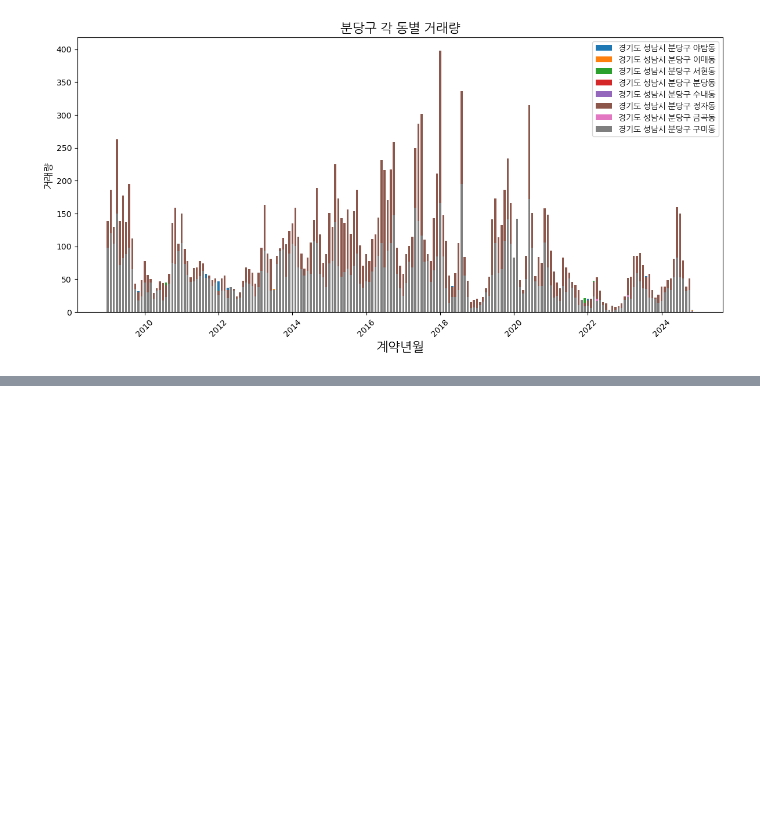
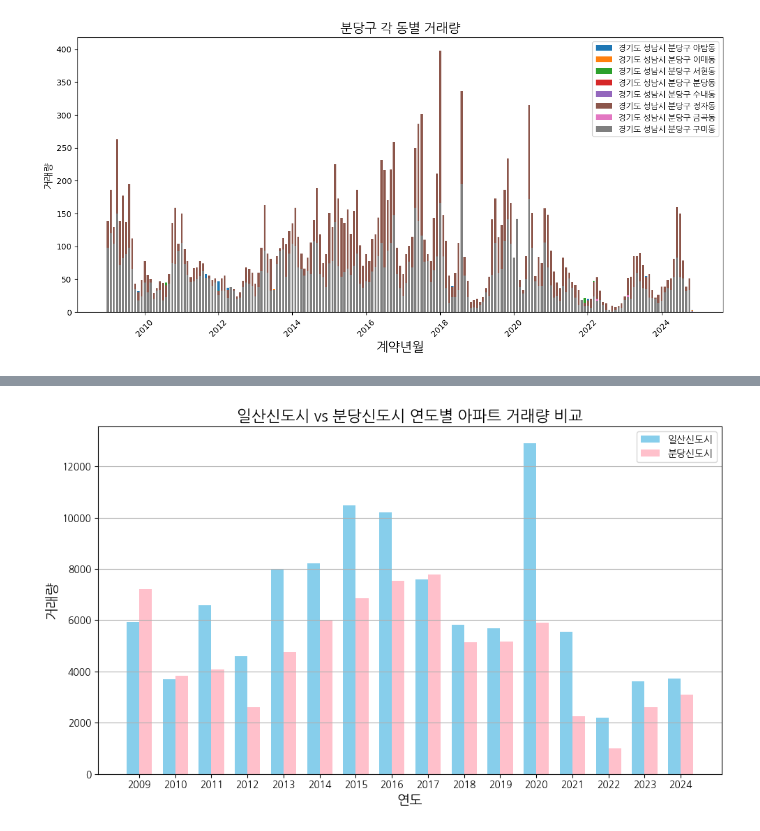
Before and after one commit to SnapishAgent/Ilsan-Investment-Insight, a Jupyter notebook: 아파트 실거래가/아파트 거래건수 (월별)/apt_price_trading.ipynb, the cells around one changed output, grey strips where cells are left out. Cells and saved outputs as stored; diff of their text form; code cells hidden in the pictures; blank space fills up the shorter version.

```diff
--- a/아파트 실거래가/아파트 거래건수 (월별)/apt_price_trading.ipynb
+++ b/아파트 실거래가/아파트 거래건수 (월별)/apt_price_trading.ipynb
@@ -129,0 +425,74 @@ plt.show()
+# %%
+import pandas as pd
+import matplotlib.pyplot as plt
+from matplotlib.font_manager import FontProperties
+
+# 폰트 설정 (NanumGothic 사용)
+font_path = '/Users/ihyeonglae/NewTownInsight/아파트 실거래가/NanumGothic.ttf'
+fontprop = FontProperties(fname=font_path)
+
+# CSV 파일 불러오기
+df = pd.read_csv('/Users/ihyeonglae/NewTownInsight/아파트 실거래가/apt_price.csv',
+                 encoding='UTF-8', header=0)
+df = df.drop(columns=['Unnamed: 0'])
+
+# 필요한 컬럼만 선택
+df = df[['시군구', '계약년월', '거래금액(만원)']]
+
+# '계약년월'을 날짜 형식으로 변환
+df['계약년월'] = pd.to_datetime(df['계약년월'], format='%Y%m')
+
+# 거래량 계산 함수 정의
+def filter_and_group_data(df, target_list):
+    # 필터링
+    filtered_df = df[df['시군구'].isin(target_list)]
+    filtered_df = filtered_df[filtered_df['계약년월'] >= '2009-01-01']
+
+    # **거래 건수(거래량) 추가**
+    filtered_df['거래량'] = 1  # 각 행을 1건으로 설정
+
+    # 연도별로 그룹화하여 거래량 계산
+    filtered_df['연도'] = filtered_df['계약년월'].dt.year
+    return filtered_df.groupby('연도')['거래량'].sum().reset_index()
+
+# 필터링할 지역 리스트 (일산 및 분당)
+ilsan_list = [
+    '경기도 고양시 일산동구 식사동', '경기도 고양시 일산동구 중산동', '경기도 고양시 일산동구 정발산동',
+    '경기도 고양시 일산동구 백석동', '경기도 고양시 일산동구 마두동', '경기도 고양시 일산동구 장항동',
+    '경기도 고양시 일산서구 일산동', '경기도 고양시 일산서구 주엽동', '경기도 고양시 일산서구 대화동',
+    '경기도 고양시 일산서구 탄현동'
+]
+bundang_list = [
+    '경기도 성남시 분당구 야탑동', '경기도 성남시 분당구 이매동', '경기도 성남시 분당구 서현동',
+    '경기도 성남시 분당구 분당동', '경기도 성남시 분당구 수내동', '경기도 성남시 분당구 정자동',
+    '경기도 성남시 분당구 금곡동', '경기도 성남시 분당구 구미동'
+]
+
+# 데이터 필터링 및 그룹화
+count_by_ilsan = filter_and_group_data(df, ilsan_list)
+count_by_bundang = filter_and_group_data(df, bundang_list)
+
+# 그래프 병합
+plt.figure(figsize=(10, 6))
+
+# 막대 그래프 생성 (나란히 표시)
+width = 0.35
+x = range(len(count_by_ilsan))
+
+plt.bar(x, count_by_ilsan['거래량'], width, label='일산신도시', color='skyblue')
+plt.bar([i + width for i in x], count_by_bundang['거래량'], width, label='분당신도시', color='pink')
+
+# 그래프 꾸미기
+plt.xlabel('연도', fontproperties=fontprop, fontsize=14)
+plt.ylabel('거래량', fontproperties=fontprop, fontsize=14)
+plt.title('일산신도시 vs 분당신도시 연도별 아파트 거래량 비교', fontproperties=fontprop, fontsize=16)
+plt.xticks([i + width / 2 for i in x], count_by_ilsan['연도'], fontproperties=fontprop)
+plt.yticks(fontproperties=fontprop)
+plt.legend(prop=fontprop)
+plt.grid(axis='y')
+plt.tight_layout()
+
+# 그래프 출력
+plt.show()
+# %% [output]
+[figure, added]
```
Also changed, not shown: parts of 3 cells of this notebook.
